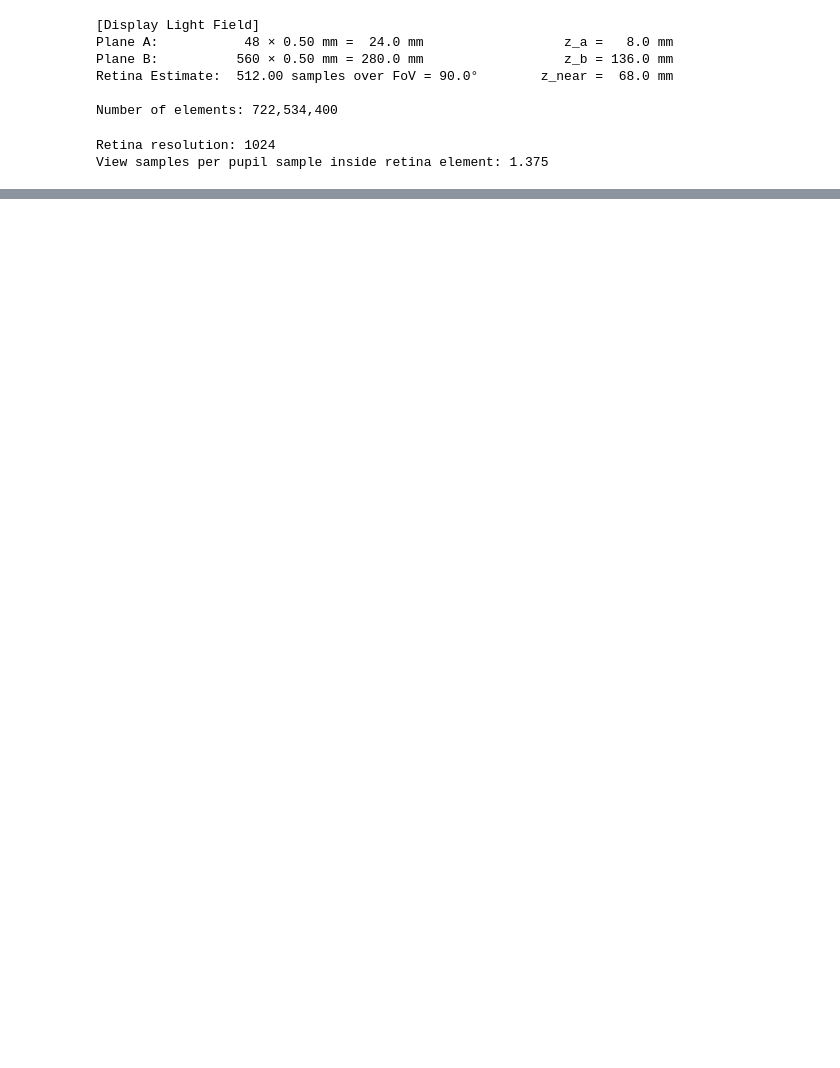
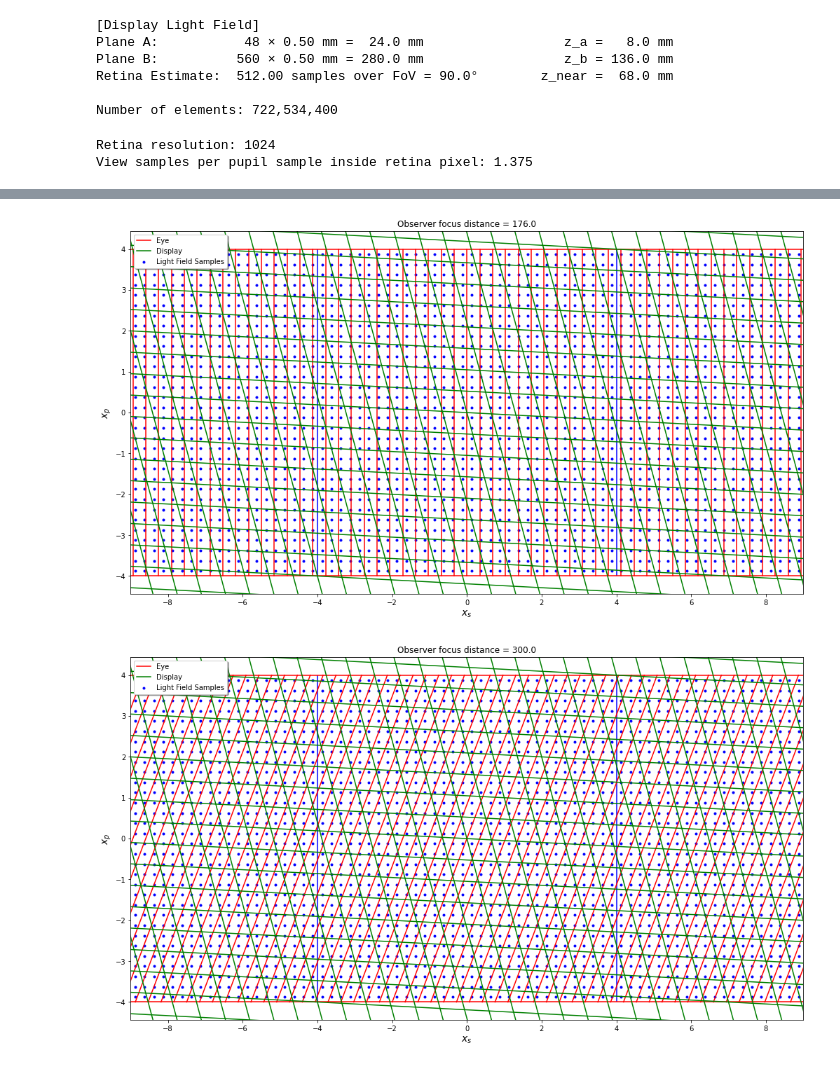
Before and after one commit to raolirom/light-field-prefiltering, a Jupyter notebook: display-sponza.ipynb, the cells around one changed output, grey strips where cells are left out. Drawn from its saved outputs; the diff is of its cells as text; code cells hidden in the pictures; blank space fills up the shorter version.

Commit message:
sampling space plot

```diff
--- a/display-sponza.ipynb
+++ b/display-sponza.ipynb
@@ -205,23 +232,71 @@ def compute_phi(x_r, x_a, x_b, pitch_a, pitch_b, size_p, z_a, z_b, z_f):
     # Return the value of φ, normalized by the pupil size.
     return cp.divide(cp.subtract(upper_bound, lower_bound, out=upper_bound), size_p, out=upper_bound)
 # %%
-n_r = int(z_v * fov_factor / pitch_v)
+n_r = int(z_s * fov_factor / pitch_s)
 n_r = 1024
-pitch_r = fov_factor / n_r
+size_r = fov_factor
+pitch_r = size_r / n_r
 
 print('Retina resolution:', n_r)
-print('View samples per pupil sample inside retina element:', z_v * pitch_r / pitch_v)
+print('View samples per pupil sample inside retina pixel:', z_s * pitch_r / pitch_s)
 
 z_near = 300.0
 z_far = np.inf
-lattice_f = np.array([z_near, 2*z_near, z_far])
-n_f = len(lattice_f)
+focus_distances = np.array([z_near, 2*z_near, z_far])
+n_f = len(focus_distances)
 
+lattice_a = sampling_lattice(n_a, pitch_a)
+lattice_b = sampling_lattice(n_b, pitch_b)
+lattice_s = sampling_lattice(n_s, pitch_s)
 lattice_r = sampling_lattice(n_r, pitch_r)
 lattice_p = sampling_lattice(n_p, pitch_p)
-lattice_v = sampling_lattice(n_v, pitch_v)
-lattice_a = sampling_lattice(n_a, pitch_a)
-lattice_b = sampling_lattice(n_b, pitch_b)
 # %% [output]
 Retina resolution: 1024
-View samples per pupil sample inside retina element: 1.375
+View samples per pupil sample inside retina pixel: 1.375
+# %%
+%%time
+print('Plotting sampling space...')
+
+def plot_sampling_space(lattice_a, lattice_b, lattice_s, lattice_r, lattice_p,
+                          pitch_a,   pitch_b,   pitch_s,   pitch_r,   pitch_p,
+                           size_a,    size_b,    size_s,    size_r,    size_p,
+                              z_a,       z_b,       z_s,         z_f         ):
+    fig, ax = pyplot.subplots(1, constrained_layout=True, figsize=(14, 8))
+
+    ax.set_xlabel(r'$x_s$', fontsize=14)
+    ax.set_ylabel(r'$x_p$', fontsize=14)
+
+    ax.set_xlim(-pitch_s * 36, pitch_s * 36)
+    ax.set_ylim(-size_p/1.8, size_p/1.8)
+
+    ax.set_title('Observer focus distance = {}'.format(z_f))
+
+    # Closed unit box.
+    box_h = np.array([1, -1, -1,  1, 1]) / 2
+    box_v = np.array([1,  1, -1, -1, 1]) / 2
+
+    # Light Field Samples.
+    x_s, x_p = np.broadcast_arrays(lattice_s.reshape(-1, 1), lattice_p.reshape(1, -1))
+    ax.scatter(x_s, x_p, s=9, color='b', label='Light Field Samples')
+    ax.vlines(lattice_s[0::32] - pitch_s/2, -size_p/2, size_p/2, color='b')
+
+    # Eye elements.
+    ax.plot(rp_to_s(lattice_r[0] - pitch_r/2, np.array([[-1], [1]]) * size_p/2, z_s, z_f), np.array([[-1], [1]]) * size_p/2, color='r', label='Eye')
+    ax.plot(rp_to_s(lattice_r    + pitch_r/2, np.array([[-1], [1]]) * size_p/2, z_s, z_f), np.array([[-1], [1]]) * size_p/2, color='r')
+    ax.hlines(-size_p/2, rp_to_s(-size_r/2, -size_p/2, z_s, z_f), rp_to_s(size_r/2, -size_p/2, z_s, z_f), color='r')
+    ax.hlines( size_p/2, rp_to_s(-size_r/2,  size_p/2, z_s, z_f), rp_to_s(size_r/2,  size_p/2, z_s, z_f), color='r')
+
+    # Display elements.
+    ax.plot(ab_to_s(lattice_a[0] - pitch_a/2, np.array([[-1], [1]]) * size_b/2, z_a, z_b, z_s), ab_to_p(lattice_a[0] - pitch_a/2, np.array([[-1], [1]]) * size_b/2, z_a, z_b), color='g', label='Display')
+    ax.plot(ab_to_s(lattice_a    + pitch_a/2, np.array([[-1], [1]]) * size_b/2, z_a, z_b, z_s), ab_to_p(lattice_a    + pitch_a/2, np.array([[-1], [1]]) * size_b/2, z_a, z_b), color='g')
+    ax.plot(ab_to_s(np.array([[-1], [1]]) * size_a/2, lattice_b[0] - pitch_b/2, z_a, z_b, z_s), ab_to_p(np.array([[-1], [1]]) * size_a/2, lattice_b[0] - pitch_b/2, z_a, z_b), color='g')
+    ax.plot(ab_to_s(np.array([[-1], [1]]) * size_a/2, lattice_b    + pitch_b/2, z_a, z_b, z_s), ab_to_p(np.array([[-1], [1]]) * size_a/2, lattice_b    + pitch_b/2, z_a, z_b), color='g')
+
+    # Legend
+    ax.legend(loc='upper left', shadow=True)
+
+
+plot_sampling_space(lattice_a, lattice_b, lattice_s, lattice_r, lattice_p, pitch_a, pitch_b, pitch_s, pitch_r, pitch_p, size_a, size_b, size_s, size_r, size_p, z_a, z_b, z_s, z_s)
+for z_f in focus_distances:
+    plot_sampling_space(lattice_a, lattice_b, lattice_s, lattice_r, lattice_p, pitch_a, pitch_b, pitch_s, pitch_r, pitch_p, size_a, size_b, size_s, size_r, size_p, z_a, z_b, z_s, z_f)
+# %% [output]
@@ -227,0 +305,2 @@ View samples per pupil sample inside retina element: 1.375
+[figure, added]
+[figure, added]
```
Also changed, not shown: parts of 11 cells of this notebook.
